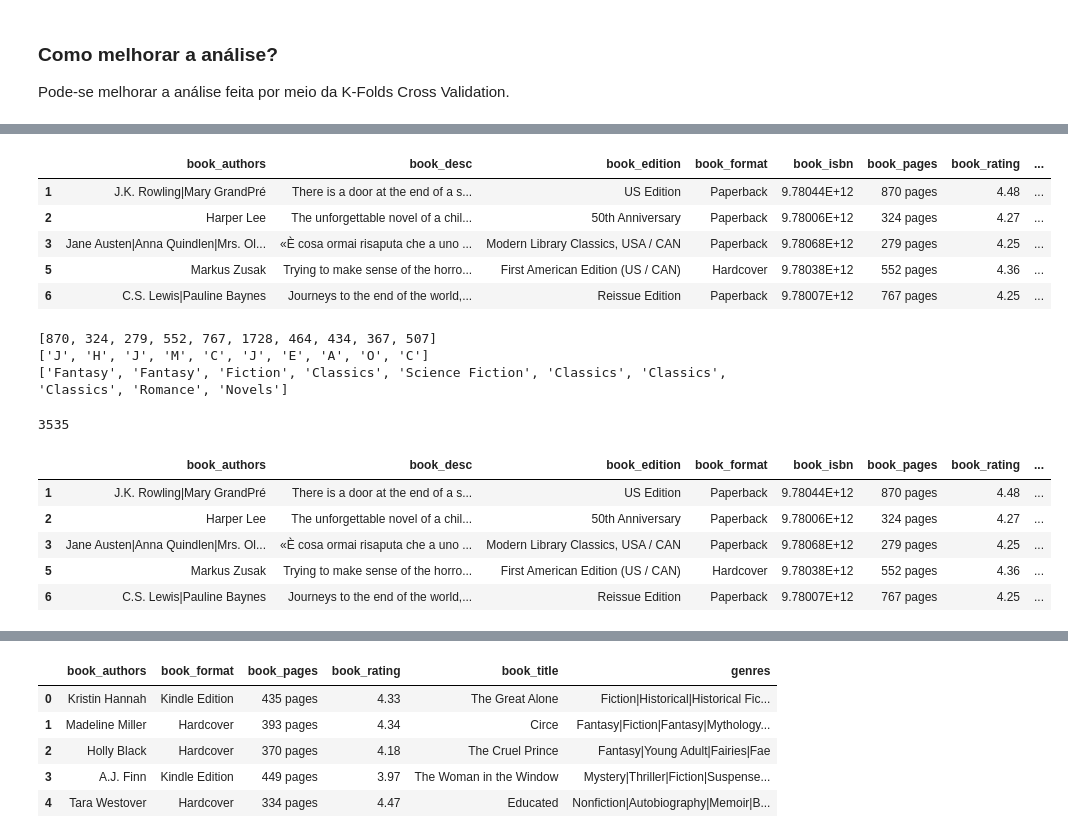
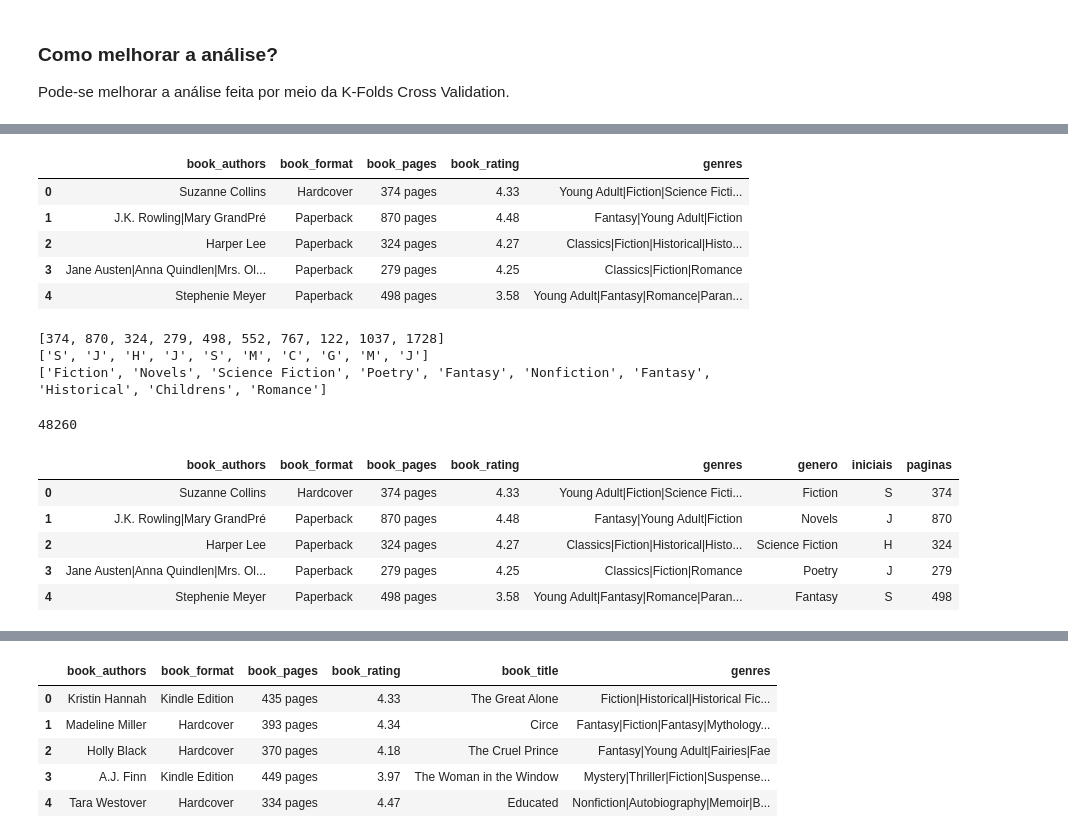
Before and after one commit to PedroHMenezes/PF_Book_rating, a Jupyter notebook: Books.ipynb, the cells around one changed output, grey strips where cells are left out. Cells and saved outputs as stored; diff of their text form; code cells hidden in the pictures.

```diff
--- a/Books.ipynb
+++ b/Books.ipynb
@@ -41,15 +41,16 @@ csv.head()
 | 4 | Stephenie Meyer | About three things I was absolute... | NaN | Paperback | 9.78032E+12 | 498 pages | 3.58 | ... |
 # %%
 # Retirando os livros com informações faltando
+csv.drop(['book_isbn','book_desc','book_edition','book_title','book_rating_count','book_review_count','image_url'],axis=1,inplace=True)
 csv=csv.dropna()
 csv.head()
 # %% [output]
-|  | book_authors | book_desc | book_edition | book_format | book_isbn | book_pages | book_rating | ... |
-| 1 | J.K. Rowling|Mary GrandPré | There is a door at the end of a s... | US Edition | Paperback | 9.78044E+12 | 870 pages | 4.48 | ... |
-| 2 | Harper Lee | The unforgettable novel of a chil... | 50th Anniversary | Paperback | 9.78006E+12 | 324 pages | 4.27 | ... |
-| 3 | Jane Austen|Anna Quindlen|Mrs. Ol... | «È cosa ormai risaputa che a uno ... | Modern Library Classics, USA / CAN | Paperback | 9.78068E+12 | 279 pages | 4.25 | ... |
-| 5 | Markus Zusak | Trying to make sense of the horro... | First American Edition (US / CAN) | Hardcover | 9.78038E+12 | 552 pages | 4.36 | ... |
-| 6 | C.S. Lewis|Pauline Baynes | Journeys to the end of the world,... | Reissue Edition | Paperback | 9.78007E+12 | 767 pages | 4.25 | ... |
+|  | book_authors | book_format | book_pages | book_rating | genres |
+| 0 | Suzanne Collins | Hardcover | 374 pages | 4.33 | Young Adult|Fiction|Science Ficti... |
+| 1 | J.K. Rowling|Mary GrandPré | Paperback | 870 pages | 4.48 | Fantasy|Young Adult|Fiction |
+| 2 | Harper Lee | Paperback | 324 pages | 4.27 | Classics|Fiction|Historical|Histo... |
+| 3 | Jane Austen|Anna Quindlen|Mrs. Ol... | Paperback | 279 pages | 4.25 | Classics|Fiction|Romance |
+| 4 | Stephenie Meyer | Paperback | 498 pages | 3.58 | Young Adult|Fantasy|Romance|Paran... |
 # %%
 ar = csv['genres'].value_counts()
 ar1 = []
@@ -76,13 +77,13 @@ print(paginas[0:10])
 print(iniciais[0:10])
 print(ar1[0:10])
 # %% [output]
-[870, 324, 279, 552, 767, 1728, 464, 434, 367, 507]
-['J', 'H', 'J', 'M', 'C', 'J', 'E', 'A', 'O', 'C']
-['Fantasy', 'Fantasy', 'Fiction', 'Classics', 'Science Fiction', 'Classics', 'Classics', 'Classics', 'Romance', 'Novels']
+[374, 870, 324, 279, 498, 552, 767, 122, 1037, 1728]
+['S', 'J', 'H', 'J', 'S', 'M', 'C', 'G', 'M', 'J']
+['Fiction', 'Novels', 'Science Fiction', 'Poetry', 'Fantasy', 'Nonfiction', 'Fantasy', 'Historical', 'Childrens', 'Romance']
 # %%
 len(csv.index)
 # %% [output]
-3535
+48260
 # %%
 # Criando colunas no DataFrame para as iniciais dos autores, os números de páginas e o principal gênero do livro
 ar1=pd.DataFrame({'genero':ar1})
@@ -94,11 +95,11 @@ csv = csv.join(iniciais_,how='inner')
 csv = csv.join(paginas_,how='inner')
 csv.head()
 # %% [output]
-|  | book_authors | book_desc | book_edition | book_format | book_isbn | book_pages | book_rating | ... |
-| 1 | J.K. Rowling|Mary GrandPré | There is a door at the end of a s... | US Edition | Paperback | 9.78044E+12 | 870 pages | 4.48 | ... |
-| 2 | Harper Lee | The unforgettable novel of a chil... | 50th Anniversary | Paperback | 9.78006E+12 | 324 pages | 4.27 | ... |
-| 3 | Jane Austen|Anna Quindlen|Mrs. Ol... | «È cosa ormai risaputa che a uno ... | Modern Library Classics, USA / CAN | Paperback | 9.78068E+12 | 279 pages | 4.25 | ... |
-| 5 | Markus Zusak | Trying to make sense of the horro... | First American Edition (US / CAN) | Hardcover | 9.78038E+12 | 552 pages | 4.36 | ... |
-| 6 | C.S. Lewis|Pauline Baynes | Journeys to the end of the world,... | Reissue Edition | Paperback | 9.78007E+12 | 767 pages | 4.25 | ... |
+|  | book_authors | book_format | book_pages | book_rating | genres | genero | iniciais | paginas |
+| 0 | Suzanne Collins | Hardcover | 374 pages | 4.33 | Young Adult|Fiction|Science Ficti... | Fiction | S | 374 |
+| 1 | J.K. Rowling|Mary GrandPré | Paperback | 870 pages | 4.48 | Fantasy|Young Adult|Fiction | Novels | J | 870 |
+| 2 | Harper Lee | Paperback | 324 pages | 4.27 | Classics|Fiction|Historical|Histo... | Science Fiction | H | 324 |
+| 3 | Jane Austen|Anna Quindlen|Mrs. Ol... | Paperback | 279 pages | 4.25 | Classics|Fiction|Romance | Poetry | J | 279 |
+| 4 | Stephenie Meyer | Paperback | 498 pages | 3.58 | Young Adult|Fantasy|Romance|Paran... | Fantasy | S | 498 |
 # %%
 # Retirando as colunas irrelevantes para a análise geral de avaliações
```
Also changed, not shown: parts of 12 cells of this notebook.
